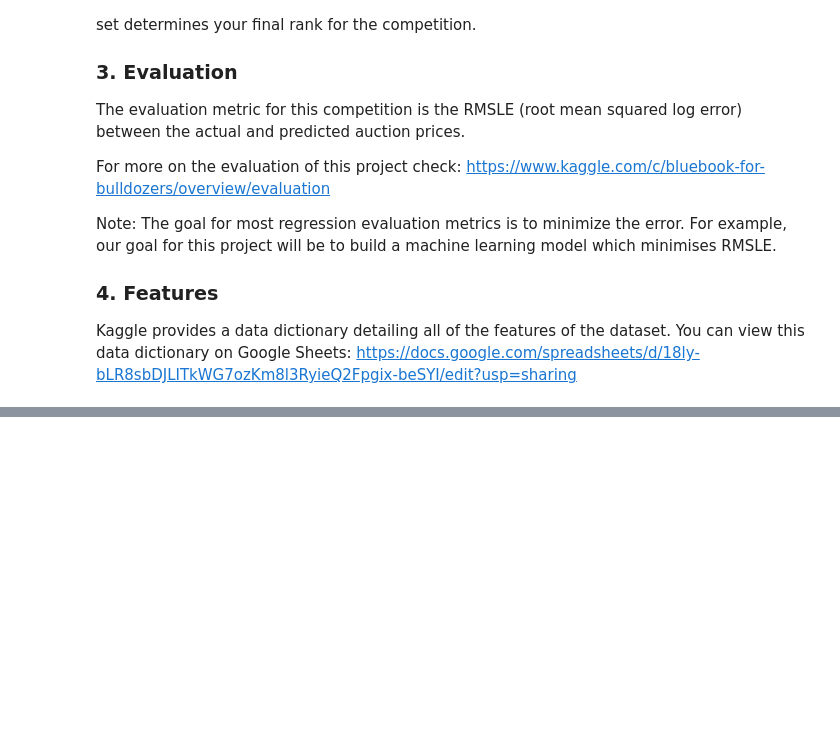
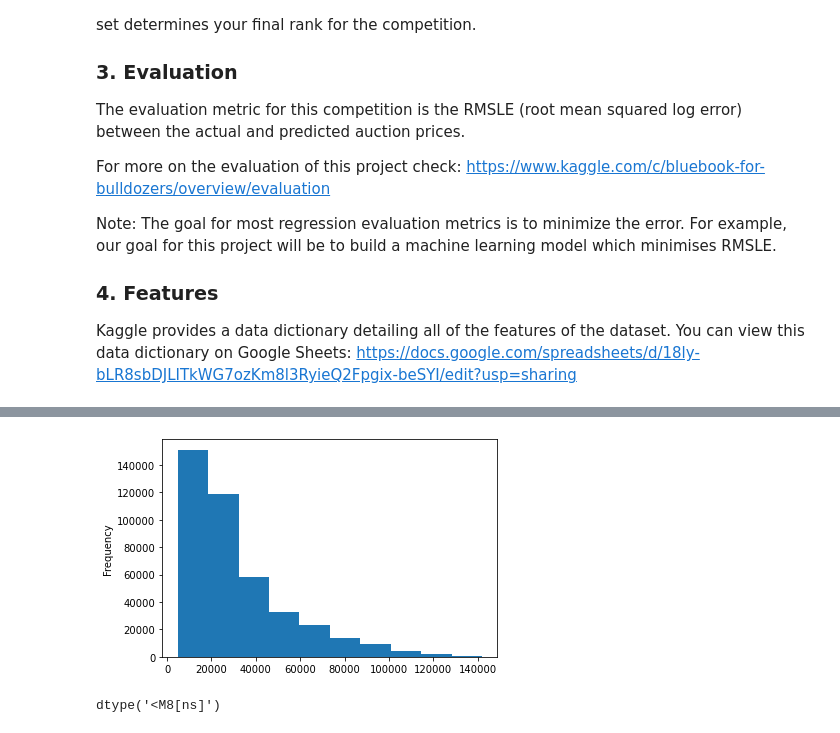
Before and after one commit to mayurvarma14/ml-bulldozer-price-prediction, a Jupyter notebook: bulldozer-price-prediction.ipynb, the cells around one changed output, grey strips where cells are left out. Drawn from its saved outputs; the diff is of its cells as text; code cells hidden in the pictures; blank space fills up the shorter version.

```diff
--- a/bulldozer-price-prediction.ipynb
+++ b/bulldozer-price-prediction.ipynb
@@ -28,0 +119,4 @@ import sklearn
+# %%
+df.SalePrice.plot.hist();
+# %% [output]
+[figure, added]
@@ -28,0 +127,4 @@ import sklearn
+# %%
+df.saledate.dtype
+# %% [output]
+dtype('<M8[ns]')
```
Also changed, not shown: parts of 70 cells of this notebook, 4 other files.
